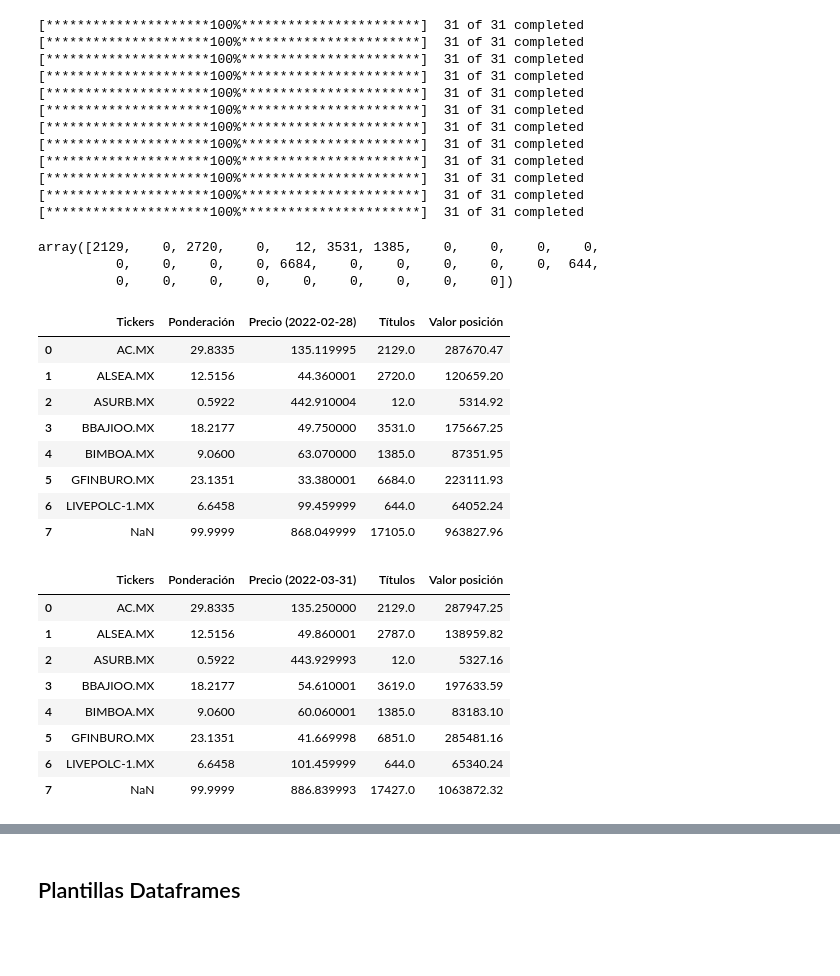
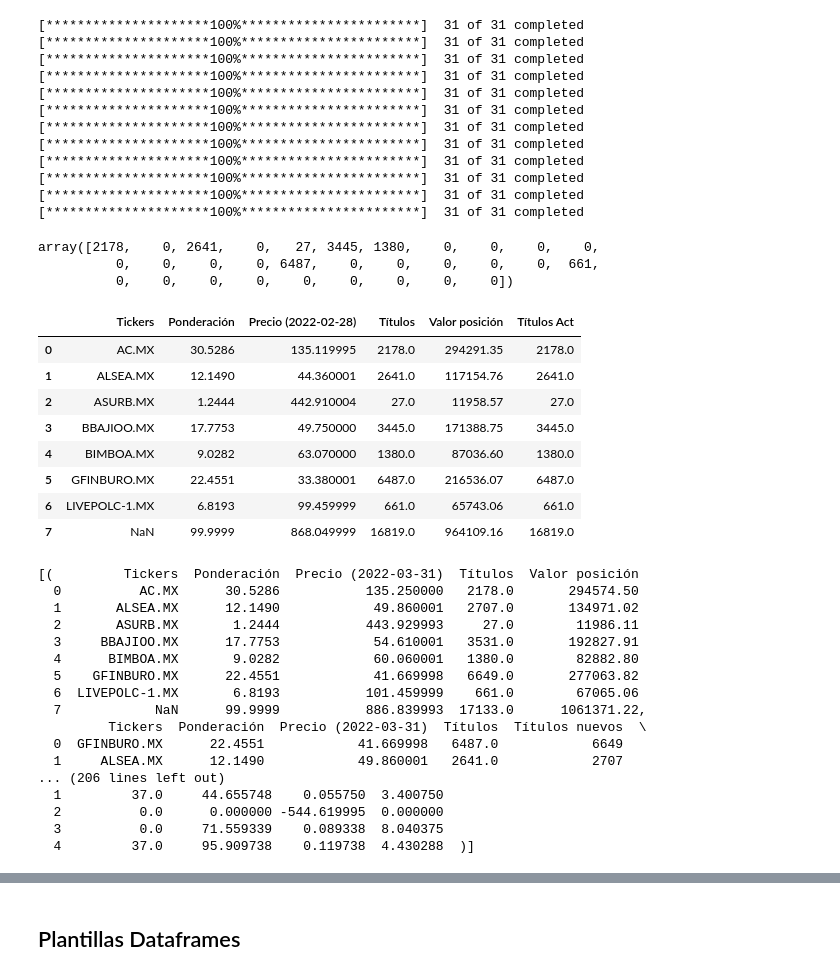
Before and after one commit to pabloriverasnz/Laboratorio_1-Inversion_de_Capital, a Jupyter notebook: notebook.ipynb, the cells around one changed output, grey strips where cells are left out. Cells and saved outputs as stored; diff of their text form; code cells hidden in the pictures; blank space fills up the shorter version.

```diff
--- a/notebook.ipynb
+++ b/notebook.ipynb
@@ -238,3 +231,5 @@ dates_fd[13]
+# %%
+rf=0.0429 / 12
 # %%
 pcs = functions.get_ticker_prices(c_tickers, dates_fd[0], 1, '2022-03-01', '1d') # 1 día adelante
 # %% [output]
@@ -280,7 +275,7 @@ pcs2 = functions.get_ticker_prices(c_tickers, dates_fd[13:], 0)
 titulos_ac = functions.get_titulos(pcs, '2022-02-28', comision, 965600.0, pond_mk.iloc[:,0])
 titulos_ac
 # %% [output]
-array([2129,    0, 2720,    0,   12, 3531, 1385,    0,    0,    0,    0,
-          0,    0,    0,    0, 6684,    0,    0,    0,    0,    0,  644,
+array([2178,    0, 2641,    0,   27, 3445, 1380,    0,    0,    0,    0,
+          0,    0,    0,    0, 6487,    0,    0,    0,    0,    0,  661,
           0,    0,    0,    0,    0,    0,    0,    0,    0])
 # %%
@@ -313,18 +309,19 @@ def initial_active_port(port_info, prices, titulos, date, capital, res_df, cash)
 
     return df
 # %%
-initial_ap = initial_active_port(pond_mk, pcs2, titulos_ac, dates_fd[13], caps['Invested'][0], res_df_a, caps['Total Not Invested'][0])
+initial_ap = functions.initial_active_port(pond_mk, pcs2, titulos_ac, dates_fd[13], caps['Invested'][0], res_df_a, caps['Total Not Invested'][0])
+initial_ap['Títulos Act'] = initial_ap['Títulos']
 initial_ap
 # %% [output]
-|  | Tickers | Ponderación | Precio (2022-02-28) | Títulos | Valor posición |
-| 0 | AC.MX | 29.8335 | 135.119995 | 2129.0 | 287670.47 |
-| 1 | ALSEA.MX | 12.5156 | 44.360001 | 2720.0 | 120659.20 |
-| 2 | ASURB.MX | 0.5922 | 442.910004 | 12.0 | 5314.92 |
-| 3 | BBAJIOO.MX | 18.2177 | 49.750000 | 3531.0 | 175667.25 |
-| 4 | BIMBOA.MX | 9.0600 | 63.070000 | 1385.0 | 87351.95 |
-| 5 | GFINBURO.MX | 23.1351 | 33.380001 | 6684.0 | 223111.93 |
-| 6 | LIVEPOLC-1.MX | 6.6458 | 99.459999 | 644.0 | 64052.24 |
-| 7 | NaN | 99.9999 | 868.049999 | 17105.0 | 963827.96 |
+|  | Tickers | Ponderación | Precio (2022-02-28) | Títulos | Valor posición | Títulos Act |
+| 0 | AC.MX | 30.5286 | 135.119995 | 2178.0 | 294291.35 | 2178.0 |
+| 1 | ALSEA.MX | 12.1490 | 44.360001 | 2641.0 | 117154.76 | 2641.0 |
+| 2 | ASURB.MX | 1.2444 | 442.910004 | 27.0 | 11958.57 | 27.0 |
+| 3 | BBAJIOO.MX | 17.7753 | 49.750000 | 3445.0 | 171388.75 | 3445.0 |
+| 4 | BIMBOA.MX | 9.0282 | 63.070000 | 1380.0 | 87036.60 | 1380.0 |
+| 5 | GFINBURO.MX | 22.4551 | 33.380001 | 6487.0 | 216536.07 | 6487.0 |
+| 6 | LIVEPOLC-1.MX | 6.8193 | 99.459999 | 661.0 | 65743.06 | 661.0 |
+| 7 | NaN | 99.9999 | 868.049999 | 16819.0 | 964109.16 | 16819.0 |
 # %%
 def percentage_change(col1,col2):
     return ((col2 - col1) / col1) * 100
@@ -414,16 +412,24 @@ def monthly_perf_active(ticks, weights, prices, titulos, date1: str, date2, capi
 # %%
-w = monthly_perf_active(initial_ap['Tickers'], initial_ap['Ponderación'], pcs2, initial_ap['Títulos'], dates_fd[13], dates_fd[14], res_df_a.iloc[0,0], res_df_a, comision)
-w
+r = [monthly_perf_active(initial_ap['Tickers'], initial_ap['Ponderación'], pcs2, initial_ap['Títulos Act'], dates_fd[13:][i], dates_fd[13:][i+1], res_df_a.iloc[i,0], res_df_a, comision, initial_ap) for i in range(len(dates_fd[13:]) - 1)]
+r
 # %% [output]
-|  | Tickers | Ponderación | Precio (2022-03-31) | Títulos | Valor posición |
-| 0 | AC.MX | 29.8335 | 135.250000 | 2129.0 | 287947.25 |
-| 1 | ALSEA.MX | 12.5156 | 49.860001 | 2787.0 | 138959.82 |
-| 2 | ASURB.MX | 0.5922 | 443.929993 | 12.0 | 5327.16 |
-| 3 | BBAJIOO.MX | 18.2177 | 54.610001 | 3619.0 | 197633.59 |
-| 4 | BIMBOA.MX | 9.0600 | 60.060001 | 1385.0 | 83183.10 |
-| 5 | GFINBURO.MX | 23.1351 | 41.669998 | 6851.0 | 285481.16 |
-| 6 | LIVEPOLC-1.MX | 6.6458 | 101.459999 | 644.0 | 65340.24 |
-| 7 | NaN | 99.9999 | 886.839993 | 17427.0 | 1063872.32 |
+[(         Tickers  Ponderación  Precio (2022-03-31)  Títulos  Valor posición
+  0          AC.MX      30.5286           135.250000   2178.0       294574.50
+  1       ALSEA.MX      12.1490            49.860001   2707.0       134971.02
+  2       ASURB.MX       1.2444           443.929993     27.0        11986.11
+  3     BBAJIOO.MX      17.7753            54.610001   3531.0       192827.91
+  4      BIMBOA.MX       9.0282            60.060001   1380.0        82882.80
+  5    GFINBURO.MX      22.4551            41.669998   6649.0       277063.82
+  6  LIVEPOLC-1.MX       6.8193           101.459999    661.0        67065.06
+  7            NaN      99.9999           886.839993  17133.0      1061371.22,
+         Tickers  Ponderación  Precio (2022-03-31)  Títulos  Títulos nuevos  \
+  0  GFINBURO.MX      22.4551            41.669998   6487.0            6649
+  1     ALSEA.MX      12.1490            49.860001   2641.0            2707
+... (206 lines left out)
+  1         37.0     44.655748    0.055750  3.400750
+  2          0.0      0.000000 -544.619995  0.000000
+  3          0.0     71.559339    0.089338  8.040375
+  4         37.0     95.909738    0.119738  4.430288  )]
 # %%
 res_df_a
 # %% [output]
```
Also changed, not shown: parts of 34 cells of this notebook, 1 other file.
